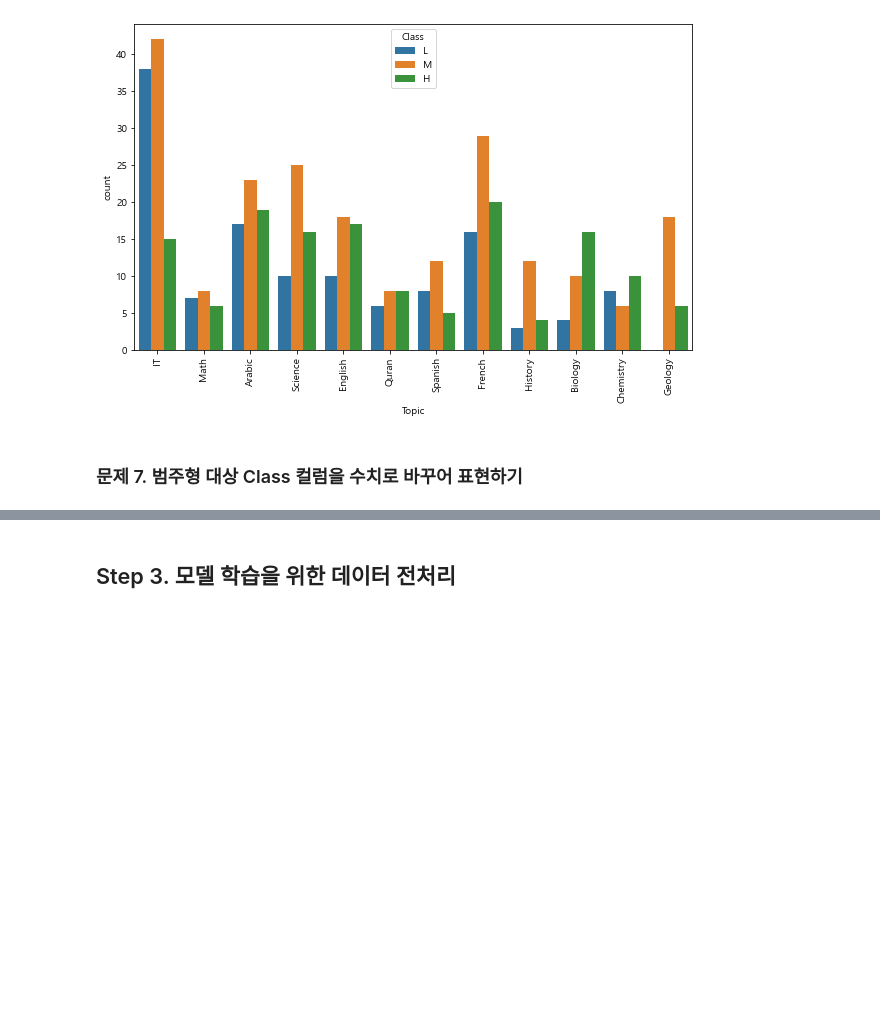
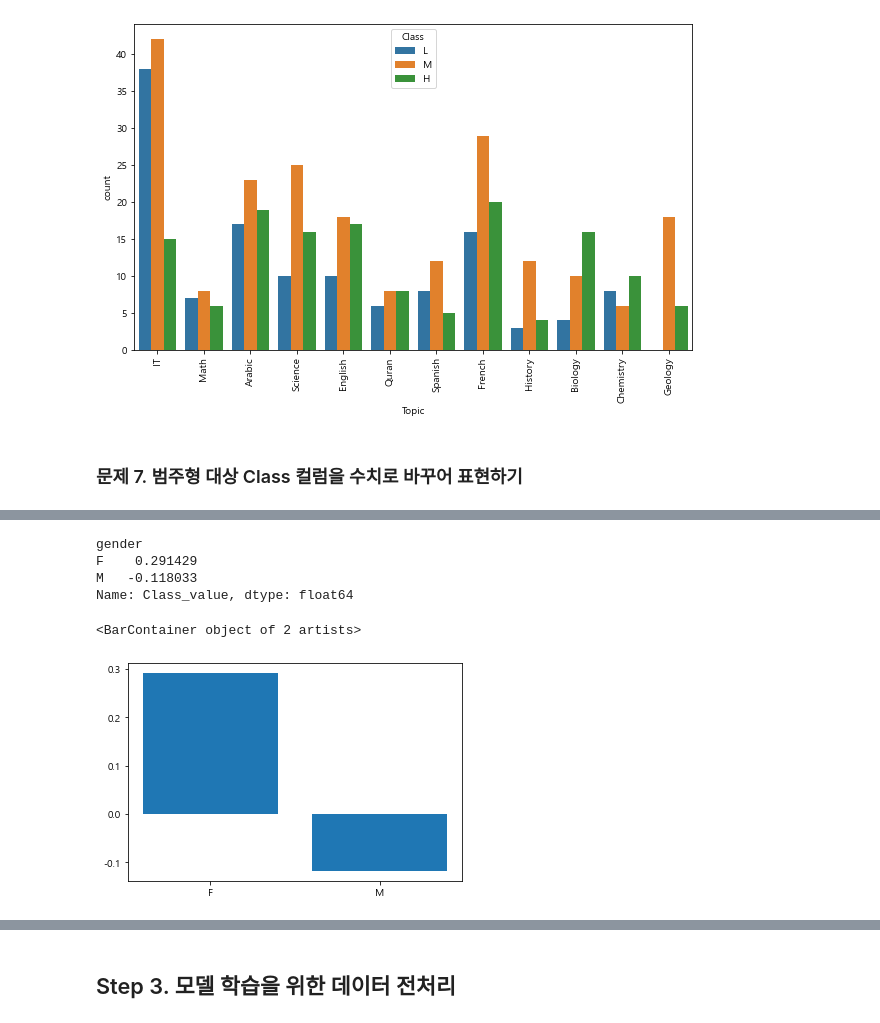
Before and after one commit to LEEHM97/machine-learning-exercises, a Jupyter notebook: 11.아이의 학습 성공&실패/우리 애는 머리는 좋은데, 공부를 안해서 그래요.ipynb, the cells around one changed output, grey strips where cells are left out. Saved outputs shown, nothing was run; the diff lists cells and outputs as text; code cells hidden in the pictures; blank space fills up the shorter version.

```diff
--- a/11.아이의 학습 성공&실패/우리 애는 머리는 좋은데, 공부를 안해서 그래요.ipynb
+++ b/11.아이의 학습 성공&실패/우리 애는 머리는 좋은데, 공부를 안해서 그래요.ipynb
@@ -273,6 +273,6 @@ plt.show()
 ### 문제 7. 범주형 대상 Class 컬럼을 수치로 바꾸어 표현하기
 # %%
 # L, M, H를 숫자로 바꾸어 표현하기 (eg. L: -1, M: 0, H:1)
-# Hint) DataFrame의 map() 메소드를 사용
 
-df['Class_value'] =
+df['Class_value'] = df['Class'].map(dict(L=-1, M=0, H=1))
+df.head()
@@ -279,2 +286,15 @@ df['Class_value'] =
 # %%
 # 숫자로 바꾼 Class_value 컬럼을 이용해 다양한 시각화 수행하기
+
+gb_gender = df.groupby('gender').mean()['Class_value']
+gb_gender
+# %% [output]
+gender
+F    0.291429
+M   -0.118033
+Name: Class_value, dtype: float64
+# %%
+plt.bar(gb_gender.index, gb_gender)
+# %% [output]
+<BarContainer object of 2 artists>
+[figure, added]
```
Also changed, not shown: parts of 6 cells of this notebook.
